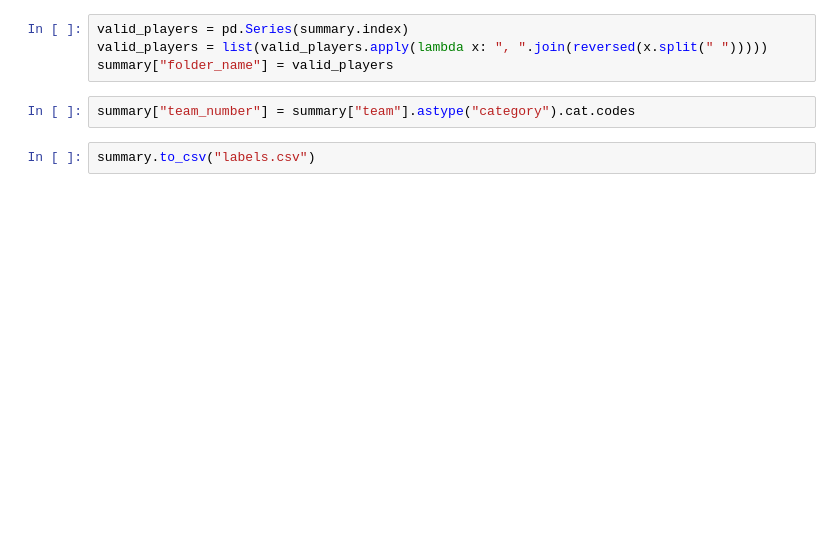
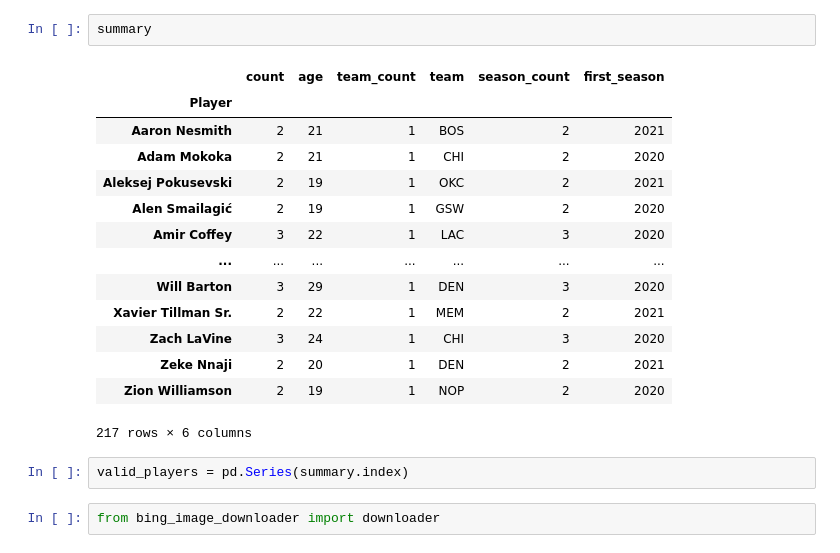
Before and after one commit to dataquestio/project-walkthroughs, a Jupyter notebook: team_identifier/download_info.ipynb, the cells around one changed output. Drawn from its saved outputs; the diff is of its cells as text; blank space fills up the shorter version.

```diff
--- a/team_identifier/download_info.ipynb
+++ b/team_identifier/download_info.ipynb
@@ -26,8 +100,21 @@ summary = summary[(summary["team_count"] == 1) & (summary["age"] > 25)]
+# %%
+summary
+# %% [output]
+|  | count | age | team_count | team | season_count | first_season |
+| Player |  |  |  |  |  |  |
+| Aaron Nesmith | 2 | 21 | 1 | BOS | 2 | 2021 |
+| Adam Mokoka | 2 | 21 | 1 | CHI | 2 | 2020 |
+| Aleksej Pokusevski | 2 | 19 | 1 | OKC | 2 | 2021 |
+| Alen Smailagić | 2 | 19 | 1 | GSW | 2 | 2020 |
+| Amir Coffey | 3 | 22 | 1 | LAC | 3 | 2020 |
+| ... | ... | ... | ... | ... | ... | ... |
+| Will Barton | 3 | 29 | 1 | DEN | 3 | 2020 |
+| Xavier Tillman Sr. | 2 | 22 | 1 | MEM | 2 | 2021 |
+| Zach LaVine | 3 | 24 | 1 | CHI | 3 | 2020 |
+| Zeke Nnaji | 2 | 20 | 1 | DEN | 2 | 2021 |
+| Zion Williamson | 2 | 19 | 1 | NOP | 2 | 2020 |
+217 rows × 6 columns
 # %%
 valid_players = pd.Series(summary.index)
-valid_players = list(valid_players.apply(lambda x: ", ".join(reversed(x.split(" ")))))
-summary["folder_name"] = valid_players
-# %%
-summary["team_number"] = summary["team"].astype("category").cat.codes
 # %%
-summary.to_csv("labels.csv")
+from bing_image_downloader import downloader
```
Also changed, not shown: parts of 16 cells of this notebook, 4 other files.
